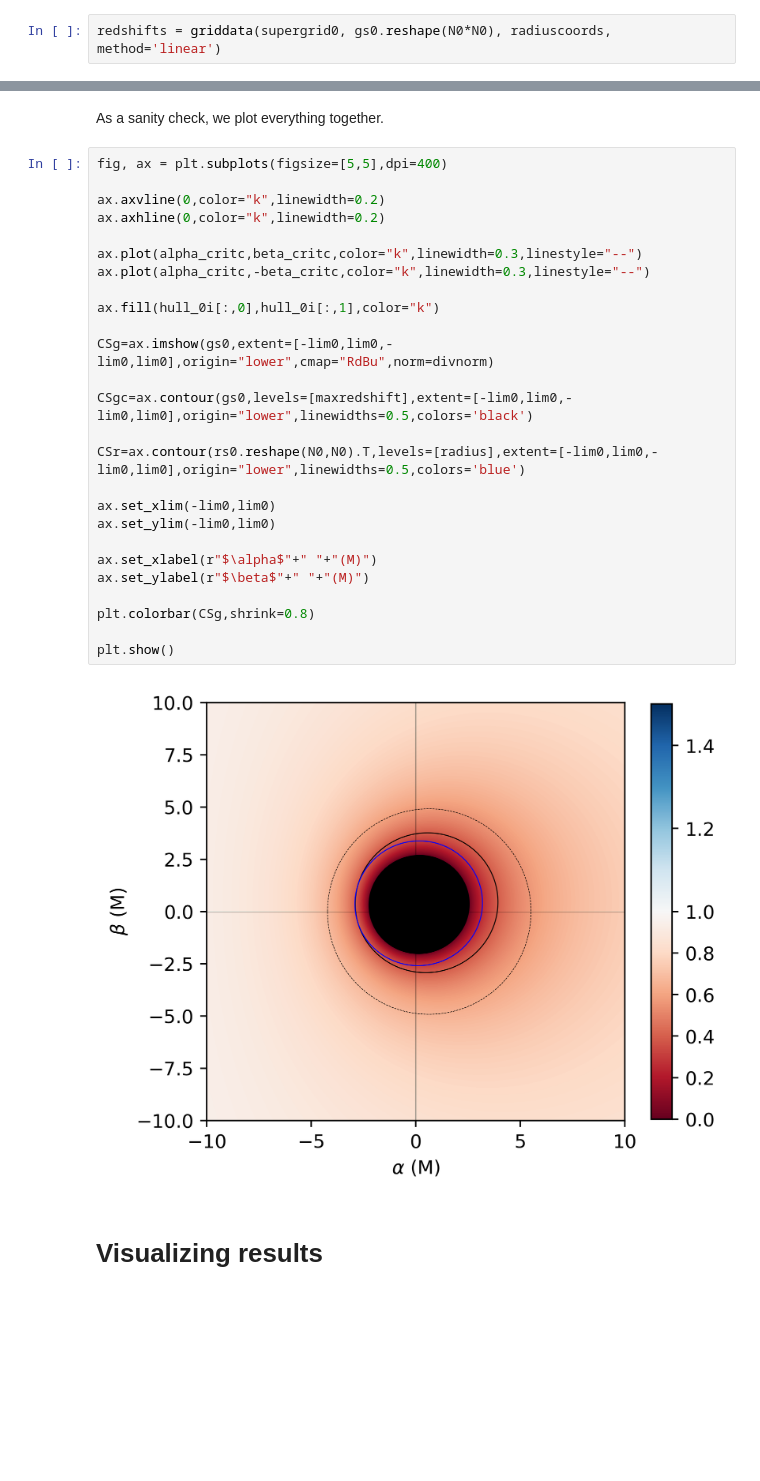
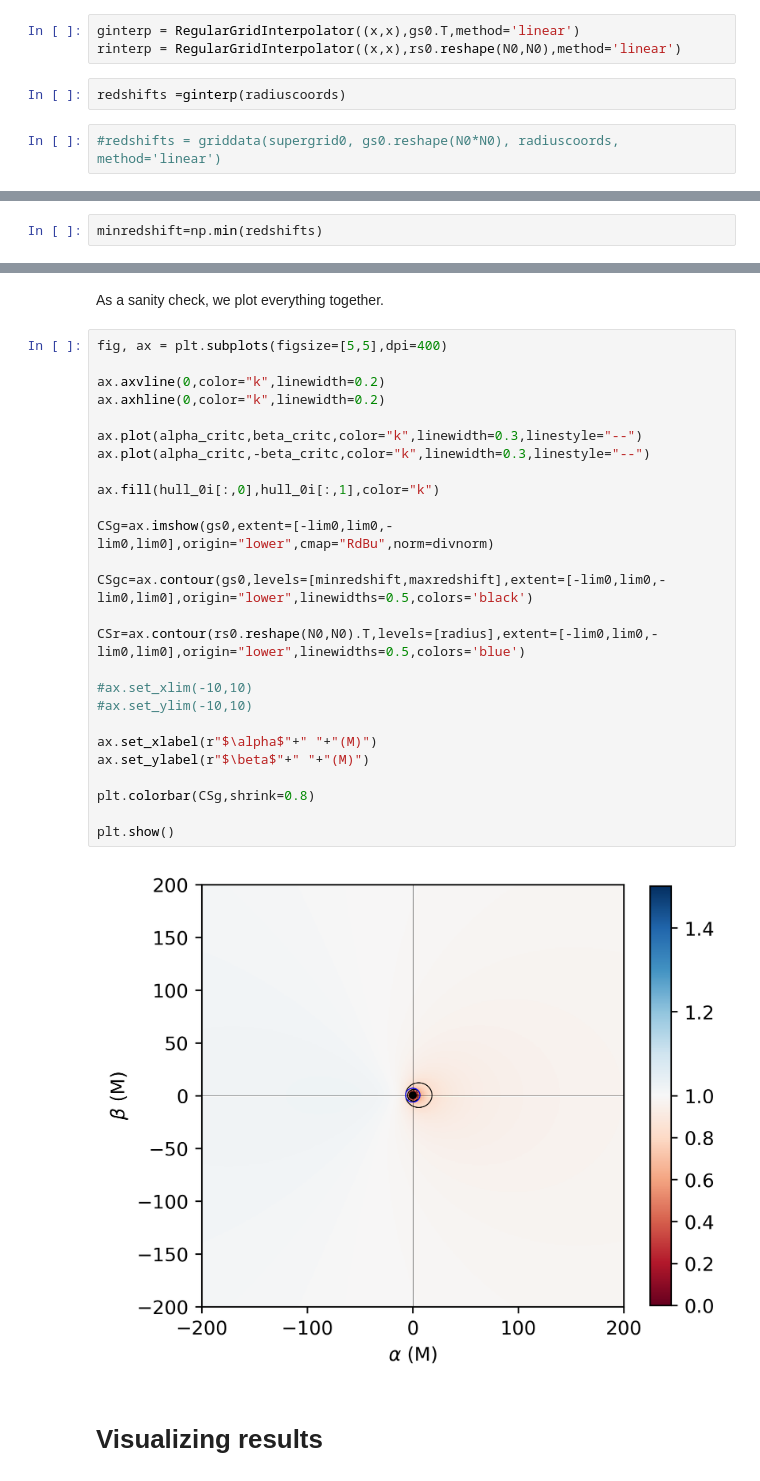
Before and after one commit to iAART/aart, a Jupyter notebook: Radius_Redshifit.ipynb, the cells around one changed output, grey strips where cells are left out. Drawn from its saved outputs; the diff is of its cells as text; blank space fills up the shorter version.

```diff
--- a/Radius_Redshifit.ipynb
+++ b/Radius_Redshifit.ipynb
@@ -172,4 +210,11 @@ radiuscoords=np.array([xs_HR,ys_HR]).T
+# %%
+ginterp = RegularGridInterpolator((x,x),gs0.T,method='linear')
+rinterp = RegularGridInterpolator((x,x),rs0.reshape(N0,N0),method='linear')
+# %%
+redshifts =ginterp(radiuscoords)
 # %%
-redshifts = griddata(supergrid0, gs0.reshape(N0*N0), radiuscoords, method='linear')
+#redshifts = griddata(supergrid0, gs0.reshape(N0*N0), radiuscoords, method='linear')
 # %%
 maxredshift=np.max(redshifts)
+# %%
+minredshift=np.min(redshifts)
@@ -178,31 +282,31 @@ As a sanity check, we plot everything together.
 # %%
 fig, ax = plt.subplots(figsize=[5,5],dpi=400)
 
 ax.axvline(0,color="k",linewidth=0.2)
 ax.axhline(0,color="k",linewidth=0.2)
 
 ax.plot(alpha_critc,beta_critc,color="k",linewidth=0.3,linestyle="--")
 ax.plot(alpha_critc,-beta_critc,color="k",linewidth=0.3,linestyle="--")
 
 ax.fill(hull_0i[:,0],hull_0i[:,1],color="k")
 
 CSg=ax.imshow(gs0,extent=[-lim0,lim0,-lim0,lim0],origin="lower",cmap="RdBu",norm=divnorm)
 
-CSgc=ax.contour(gs0,levels=[maxredshift],extent=[-lim0,lim0,-lim0,lim0],origin="lower",linewidths=0.5,colors='black')
+CSgc=ax.contour(gs0,levels=[minredshift,maxredshift],extent=[-lim0,lim0,-lim0,lim0],origin="lower",linewidths=0.5,colors='black')
 
 CSr=ax.contour(rs0.reshape(N0,N0).T,levels=[radius],extent=[-lim0,lim0,-lim0,lim0],origin="lower",linewidths=0.5,colors='blue')
 
-ax.set_xlim(-lim0,lim0)
-ax.set_ylim(-lim0,lim0)
+#ax.set_xlim(-10,10)
+#ax.set_ylim(-10,10)
 
 ax.set_xlabel(r"$\alpha$"+" "+"(M)")
 ax.set_ylabel(r"$\beta$"+" "+"(M)")
 
 plt.colorbar(CSg,shrink=0.8)
 
 plt.show()
 # %% [output]
-[figure, old version]
+[figure, new version]
 # %% [markdown]
 # Visualizing results
 # %% [markdown]
```
Also changed, not shown: parts of 46 cells of this notebook, 1 other file.
